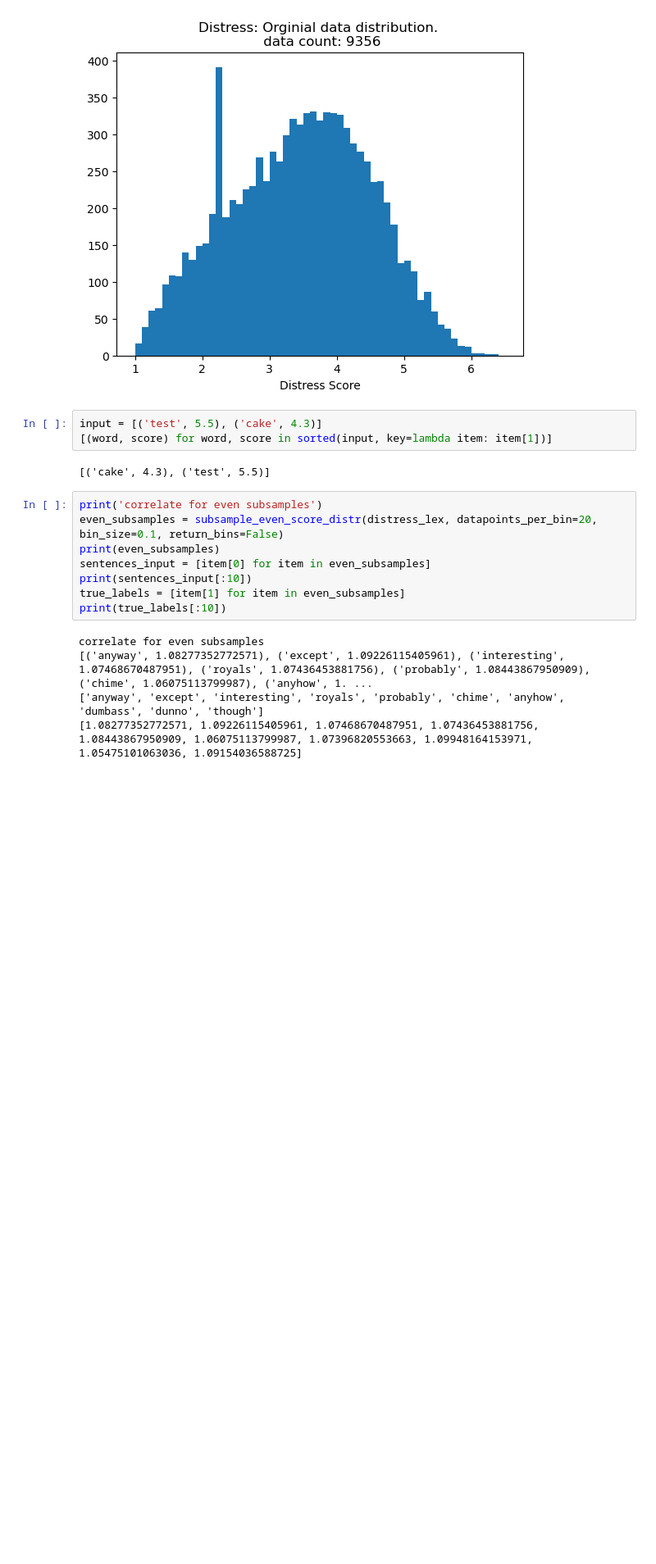
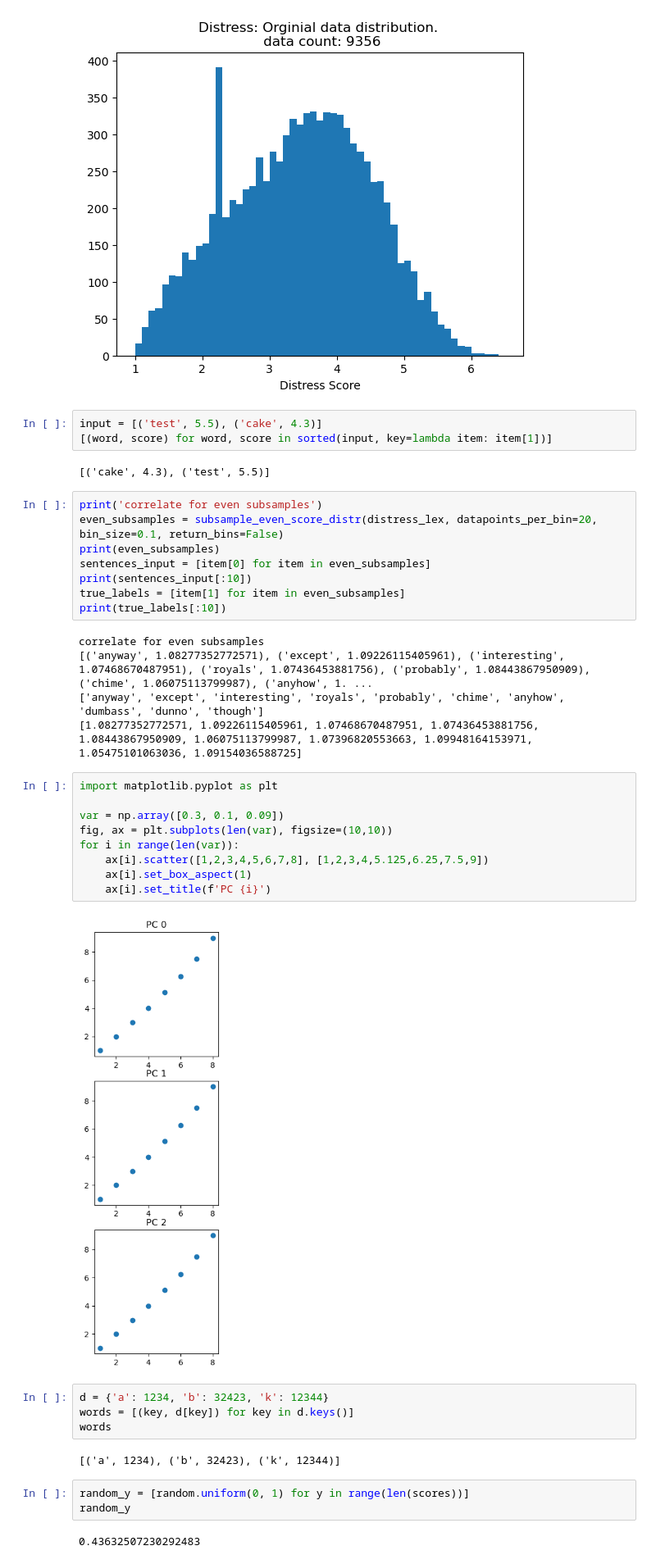
Before and after one commit to myrazma/2022_Masterthesis_Code, a Jupyter notebook: analysis/empdim_analysis.ipynb, the cells around one changed output. Shown: that part at 82% size. Cells and saved outputs as stored; diff of their text form; blank space fills up the shorter version.

```diff
--- a/analysis/empdim_analysis.ipynb
+++ b/analysis/empdim_analysis.ipynb
@@ -428,3 +441,25 @@ correlate for even subsamples
 [('anyway', 1.08277352772571), ('except', 1.09226115405961), ('interesting', 1.07468670487951), ('royals', 1.07436453881756), ('probably', 1.08443867950909), ('chime', 1.06075113799987), ('anyhow', 1. ...
 ['anyway', 'except', 'interesting', 'royals', 'probably', 'chime', 'anyhow', 'dumbass', 'dunno', 'though']
 [1.08277352772571, 1.09226115405961, 1.07468670487951, 1.07436453881756, 1.08443867950909, 1.06075113799987, 1.07396820553663, 1.09948164153971, 1.05475101063036, 1.09154036588725]
+# %%
+import matplotlib.pyplot as plt
+
+var = np.array([0.3, 0.1, 0.09])
+fig, ax = plt.subplots(len(var), figsize=(10,10))
+for i in range(len(var)):
+    ax[i].scatter([1,2,3,4,5,6,7,8], [1,2,3,4,5.125,6.25,7.5,9])
+    ax[i].set_box_aspect(1)
+    ax[i].set_title(f'PC {i}')
+# %% [output]
+[figure, added]
+# %%
+d = {'a': 1234, 'b': 32423, 'k': 12344}
+words = [(key, d[key]) for key in d.keys()]
+words
+# %% [output]
+[('a', 1234), ('b', 32423), ('k', 12344)]
+# %%
+random_y = [random.uniform(0, 1) for y in range(len(scores))]
+random_y
+# %% [output]
+0.43632507230292483
```
Also changed, not shown: parts of 2 cells of this notebook, 3 other files.
